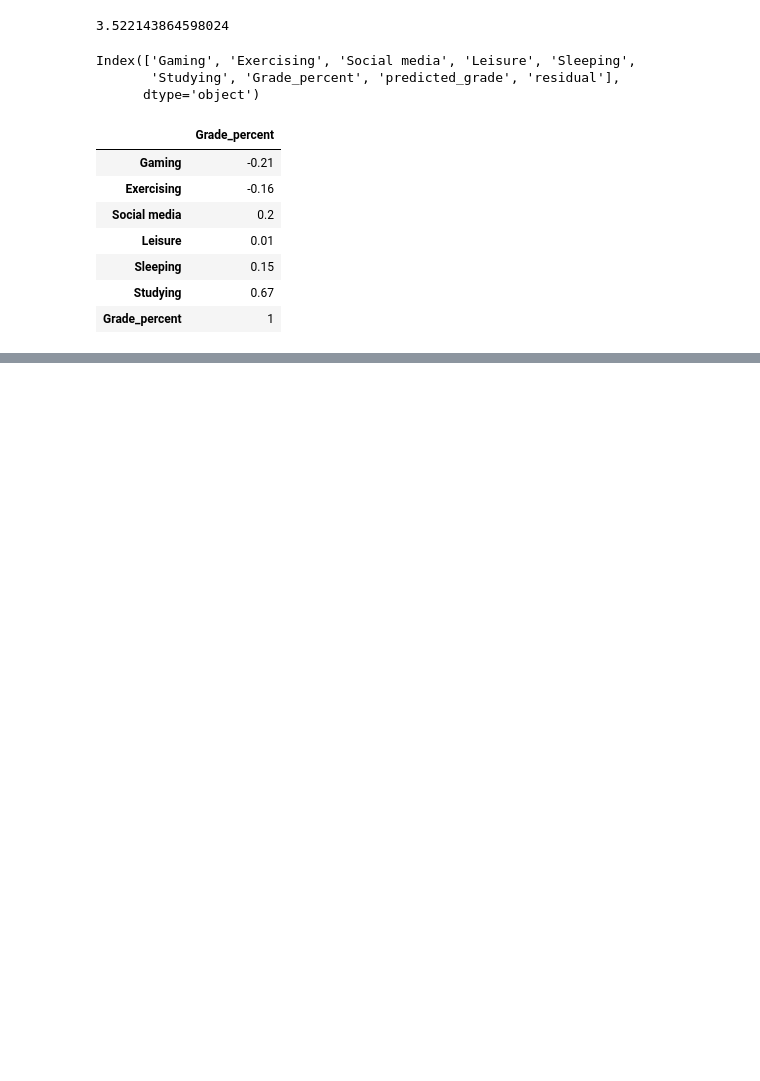
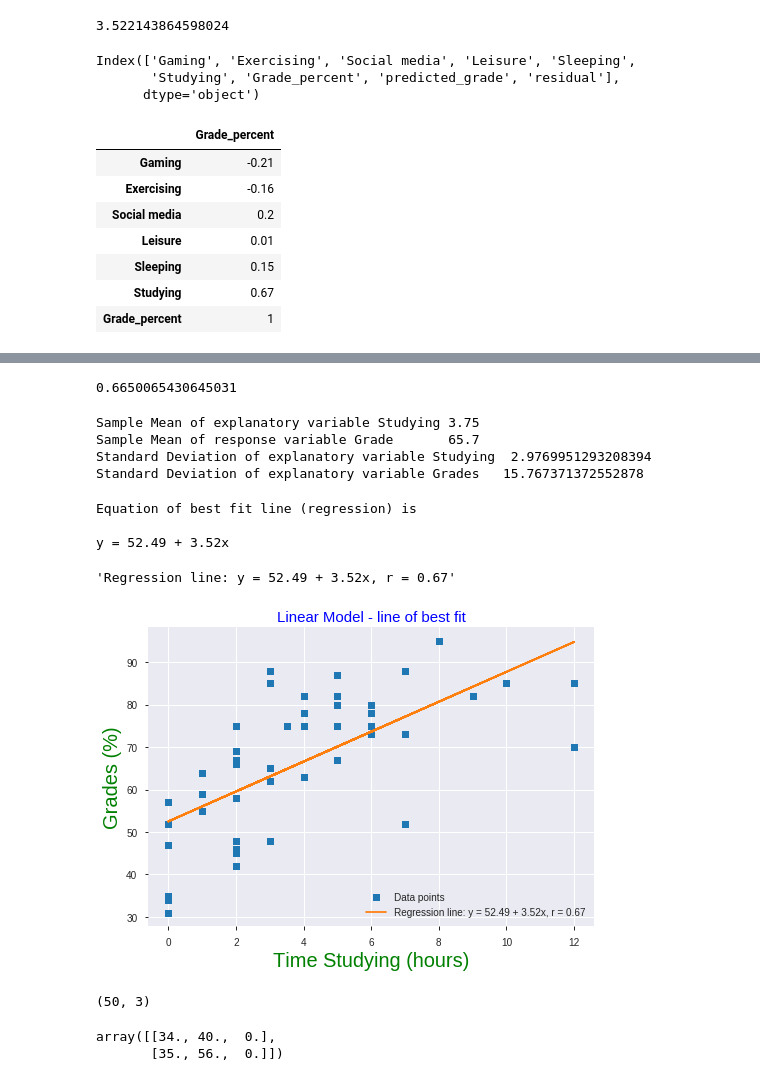
Before and after one commit to launda/avguide, a Jupyter notebook: BivariateAnalysisYr12_Maths.ipynb, the cells around one changed output, grey strips where cells are left out. Cells and saved outputs as stored; diff of their text form; code cells hidden in the pictures; blank space fills up the shorter version.

```diff
--- a/BivariateAnalysisYr12_Maths.ipynb
+++ b/BivariateAnalysisYr12_Maths.ipynb
@@ -497,0 +507,79 @@ round(relationship[['Grade_percent']],2).style.applymap(color_corr)
+# %%
+x=df['Studying']       # independent or explanatory variable
+y=df['Grade_percent']  # dependent or response variable
+
+# using pandas methods corr()
+r = df['Grade_percent'].corr(df['Studying'], method='pearson')
+
+# using numpy function corrcoef()
+r = np.corrcoef(x, y)[0,1]  # gives a 2x2 matrix - we just pick one of diagonal entry
+r
+# %% [output]
+0.6650065430645031
+# %%
+'''
+In NumPy, we can compute the mean, standard deviation, and variance of a given array
+along the second axis by two approaches first is by using inbuilt functions
+
+Method 1: Using numpy.mean(), numpy.std(), numpy.var()
+'''
+mean_x = np.mean(x)
+std_x = np.sqrt( np.mean((x - np.mean(x)) ** 2) )  # or simply np.std(x)
+
+
+mean_y = np.mean(y)
+std_y = np.sqrt( np.mean((y - np.mean(y)) ** 2) )  # np.std(y)
+
+print(f'Sample Mean of explanatory variable Studying {mean_x}\n\
+Sample Mean of response variable Grade       {mean_y}\n\
+Standard Deviation of explanatory variable Studying  {std_x}\n\
+Standard Deviation of explanatory variable Grades   {std_y}')
+# %% [output]
+Sample Mean of explanatory variable Studying 3.75
+Sample Mean of response variable Grade       65.7
+Standard Deviation of explanatory variable Studying  2.9769951293208394
+Standard Deviation of explanatory variable Grades   15.767371372552878
+# %%
+# the slope or gradient
+slope = r * (std_y/std_x)
+
+# the y intercept
+intercept = mean_y  - (slope * mean_x)
+
+print(f'Equation of best fit line (regression) is \n\n\
+y = {intercept:0.2f} + {slope:0.2f}x')
+# %% [output]
+Equation of best fit line (regression) is
+
+y = 52.49 + 3.52x
+# %%
+# check with scipy
+# get the slope and the intercept of the regression line, as well as the correlation coefficient, with linregress()
+import scipy
+slope, intercept, r, p, stderr = scipy.stats.linregress(x, y)
+
+line = f'Regression line: y = {intercept:.2f} + {slope:.2f}x, r = {r:.2f}'
+line
+# %% [output]
+'Regression line: y = 52.49 + 3.52x, r = 0.67'
+# %%
+fig, ax = plt.subplots()
+ax.plot(x, y, linewidth=0, marker='s', label='Data points')
+ax.plot(x, intercept + slope * x, label=line)
+
+ax.set_title("Linear Model - line of best fit", color='b',fontsize=15)
+ax.set_ylabel('Grades (%)', color='g', fontsize=20)
+ax.set_xlabel('Time Studying (hours)', color='g', fontsize=20)
+ax.legend(facecolor='white')
+plt.show()
+# %% [output]
+[figure, added]
+# %%
+df.columns
+dat = df[['Grade_percent','Gaming', 'Studying']].values
+print(dat.shape)
+dat[:2]    # see first 2 rows of matrix
+# %% [output]
+(50, 3)
+array([[34., 40.,  0.],
+       [35., 56.,  0.]])
```
Also changed, not shown: parts of 8 cells of this notebook.
